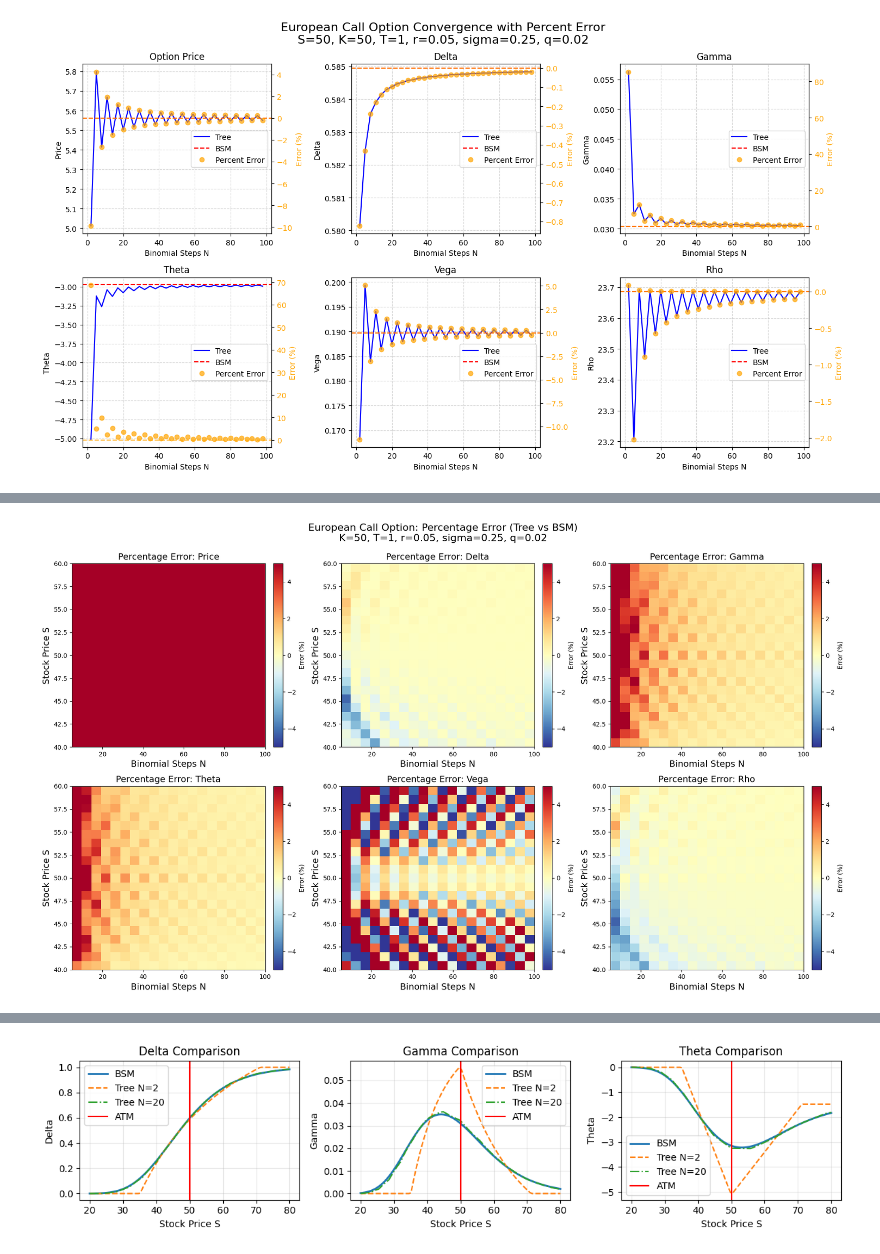
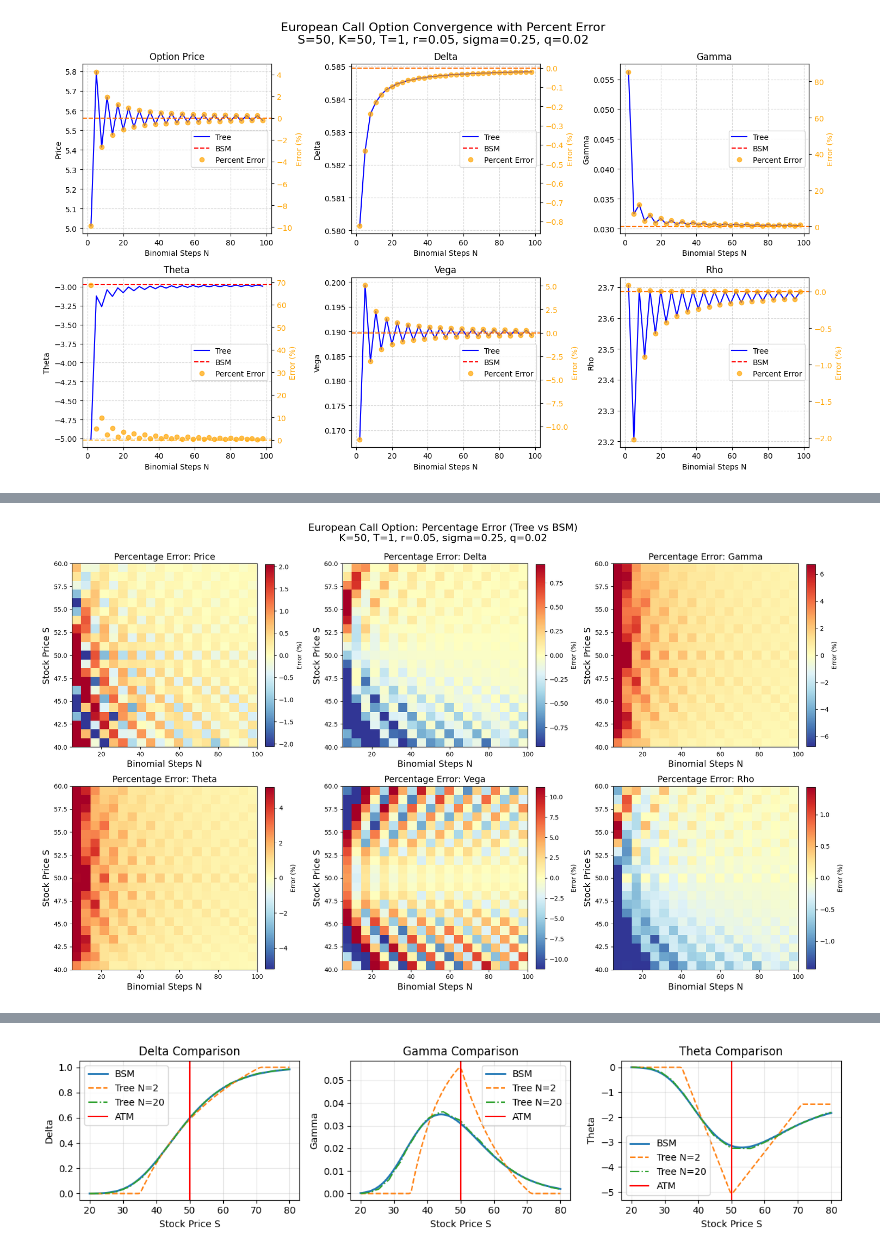
Before and after one commit to hsiuhsil/options_futures_derivatives, a Jupyter notebook: notebooks/Binomial Trees.ipynb, the cells around one changed output, grey strips where cells are left out. Cells and saved outputs as stored; diff of their text form; code cells hidden in the pictures.

Commit message:
Add description to Sections 3 and 4 of the binomial tree notebook

```diff
--- a/notebooks/Binomial Trees.ipynb
+++ b/notebooks/Binomial Trees.ipynb
@@ -153,7 +161,4 @@ plt.show()
 # %%
-import numpy as np
-import matplotlib.pyplot as plt
-
 # Parameters
 k = 50
 T = 1
@@ -179,7 +184,7 @@ errors = {name: np.zeros((len(S_vals), len(N_vals))) for name in greeks_names}
 # Compute errors
 for i, S in enumerate(S_vals):
     # Compute BSM values
-    price_bsm = price_option_bsm(option_type, exercise_style, s, k, r, sigma, T, q)
+    price_bsm = price_option_bsm(option_type, exercise_style, S, k, r, sigma, T, q)
     delta_bsm_val = delta_bsm(option_type, S, k, r, sigma, T, q)
     gamma_bsm_val = gamma_bsm(S, k, r, sigma, T, q)
     theta_bsm_val = theta_bsm(option_type, S, k, r, sigma, T, q)
@@ -188,7 +193,7 @@ for i, S in enumerate(S_vals):
 
     for j, N in enumerate(N_vals):
         # Compute tree values
-        price_tree = price_option_tree(option_type, exercise_style, s, k, r, sigma, T, N, q=0, return_tree=False)
+        price_tree = price_option_tree(option_type, exercise_style, S, k, r, sigma, T, N, q, return_tree=False)
         delta_tree_val = delta_tree(option_type, exercise_style, S, k, sigma, T, N, r, q)
         gamma_tree_val = gamma_tree(option_type, exercise_style, S, k, sigma, T, N, r, q)
         theta_tree_val = theta_tree(option_type, exercise_style, S, k, sigma, T, N, r, q)
@@ -197,33 +202,34 @@ for i, S in enumerate(S_vals):
 
         # Compute percentage errors
         errors['Price'][i,j] = 100 * (price_tree - price_bsm) / price_bsm
         errors['Delta'][i,j] = 100 * (delta_tree_val - delta_bsm_val) / delta_bsm_val
         errors['Gamma'][i,j] = 100 * (gamma_tree_val - gamma_bsm_val) / gamma_bsm_val
         errors['Theta'][i,j] = 100 * (theta_tree_val - theta_bsm_val) / theta_bsm_val
         errors['Vega'][i,j]  = 100 * (vega_tree_val - vega_bsm_val) / vega_bsm_val
         errors['Rho'][i,j]   = 100 * (rho_tree_val - rho_bsm_val) / rho_bsm_val
 
-# --- Plot heatmaps in 2x3 panels ---
+# Plot the heatmap
 fig, axes = plt.subplots(2, 3, figsize=(18, 10))
 axes = axes.flatten()
 
 for idx, name in enumerate(greeks_names):
+    vlim = np.nanpercentile(np.abs(errors[name]), 95)
     ax = axes[idx]
     im = ax.imshow(errors[name],
                    origin='lower',
                    aspect='auto',
                    extent=[N_vals[0], N_vals[-1], S_vals[0], S_vals[-1]],
                    cmap='RdYlBu_r',
-                   vmin=-5, vmax=5)  # Limit to ±5% for clarity
+                   vmin=-vlim, vmax=vlim)  # Limit to ±5% for clarity
     ax.set_title(f'Percentage Error: {name}', fontsize=14)
     ax.set_xlabel('Binomial Steps N', fontsize=14)
     ax.set_ylabel('Stock Price S', fontsize=14)
     fig.colorbar(im, ax=ax, fraction=0.045, pad=0.04, label='Error (%)')
 
 plt.tight_layout()
 param_title = (f"European {option_type.capitalize()} Option: Percentage Error (Tree vs BSM)\n"
                f"K={k}, T={T}, r={r}, sigma={sigma}, q={q}")
 fig.suptitle(param_title, fontsize=16, y=1.05)
 plt.show()
 # %% [output]
-[figure, old version]
+[figure, new version]
```
Also changed, not shown: parts of 3 cells of this notebook.
